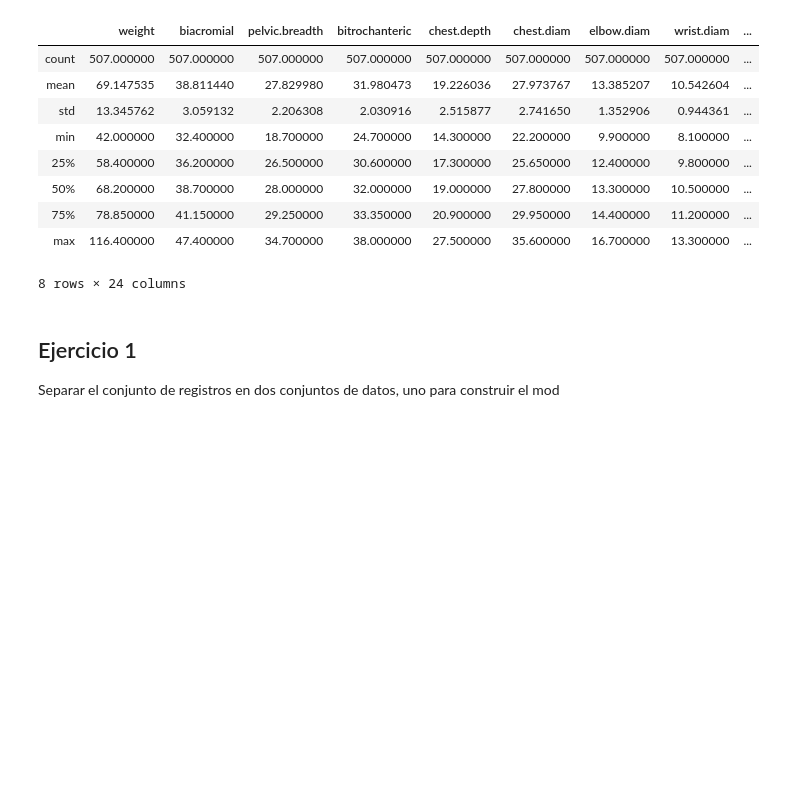
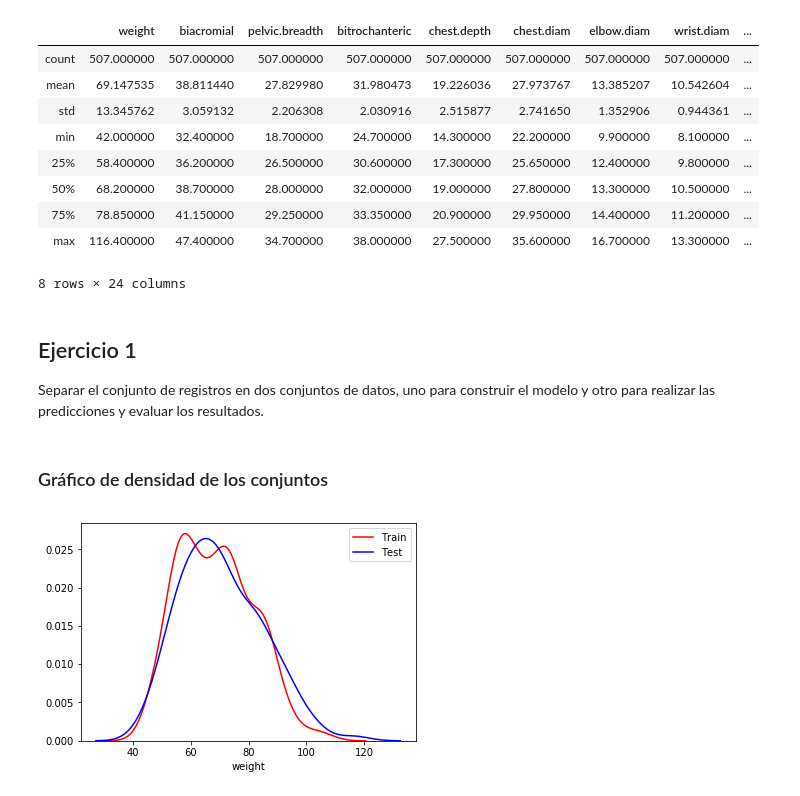
Before and after one commit to Giulianos/ml-mult-regression, a Jupyter notebook: notebook.ipynb, the cells around one changed output. Saved outputs shown, nothing was run; the diff lists cells and outputs as text; code cells hidden in the pictures; blank space fills up the shorter version.

Commit message:
Add set split

```diff
--- a/notebook.ipynb
+++ b/notebook.ipynb
@@ -24,4 +24,23 @@ df.describe()
 # %% [markdown]
 ## Ejercicio 1
 
-Separar el conjunto de registros en dos conjuntos de datos, uno para construir el mod
+Separar el conjunto de registros en dos conjuntos de datos, uno para construir el modelo y otro para realizar las predicciones y evaluar los resultados.
+# %%
+from sklearn.model_selection import train_test_split
+
+# Separo la variable objetivo de las explicadas
+X, y = df['weight'], df.drop(['weight'], axis=1)
+
+# Divido el conjunto en prueba y entrenamiento
+X_train, X_test, y_train, y_test = train_test_split(X, y, test_size=0.25)
+# %% [markdown]
+### Gráfico de densidad de los conjuntos
+# %%
+import seaborn as sns
+import matplotlib.pyplot as plt
+
+sns.distplot(X_train, color='red', label='Train', hist=False)
+sns.distplot(X_test, color='blue', label='Test', hist=False)
+plt.show()
+# %% [output]
+[figure, added]
```
Also changed, not shown: parts of 2 cells of this notebook.
